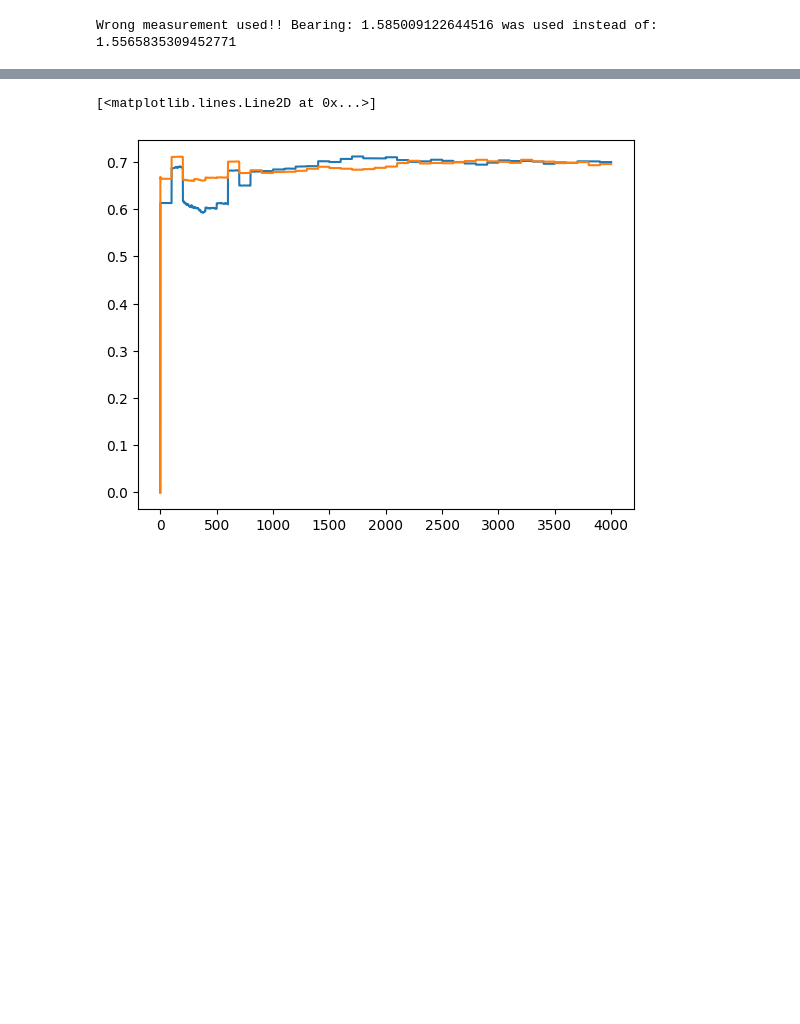
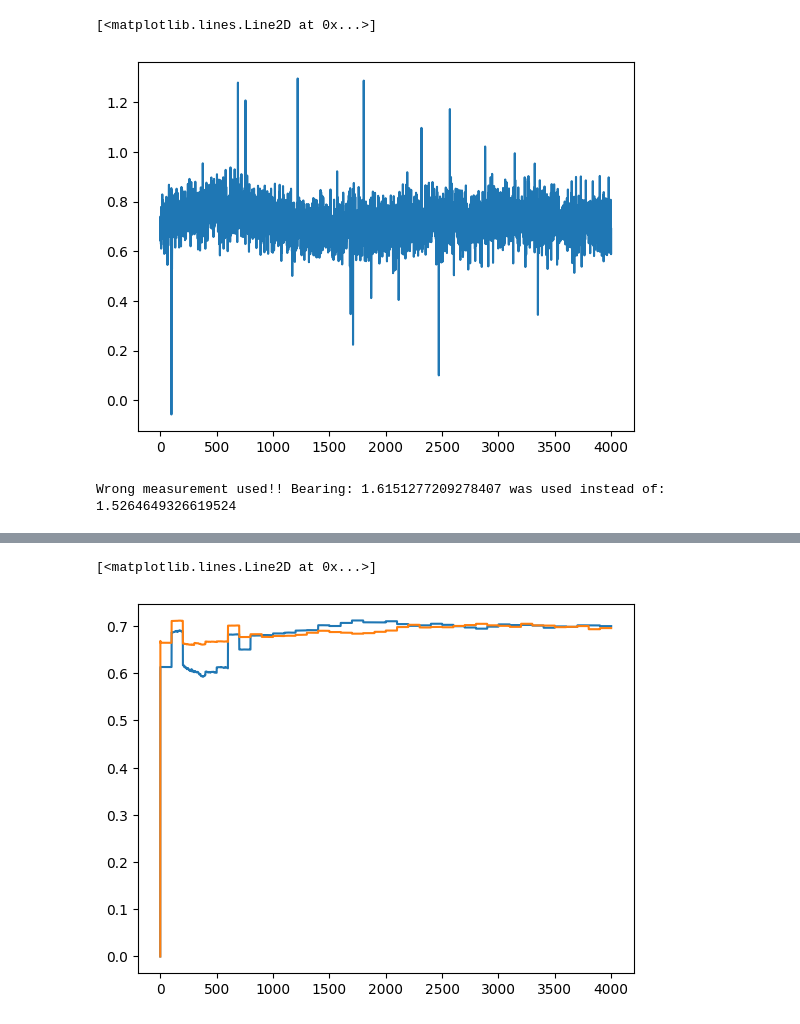
Before and after one commit to MarcusLariJ/UWB_Rasberry, a Jupyter notebook: Sim/test_robot_sim.ipynb, the cells around one changed output, grey strips where cells are left out. Cells and saved outputs as stored; diff of their text form; code cells hidden in the pictures; blank space fills up the shorter version.

```diff
--- a/Sim/test_robot_sim.ipynb
+++ b/Sim/test_robot_sim.ipynb
@@ -11,53 +11,60 @@ import scipy.linalg as scplin
 # generate reference trajectory
 
 # Noises
 R_b = 0.0009
 R_r = 0.001
 R_w = 0.0002
 R_a = 0.004
 
 dt = 0.01
 x0 = np.zeros((mf.STATE_LEN, 1))
 xf = np.zeros((mf.STATE_LEN, 1))
 xf2 = np.zeros((mf.STATE_LEN, 1))
 x0[:6] = np.array([[-1.57],[0],[1],[5],[0],[-0.5]])
 xf[:6] = np.array([[0],[0],[6],[1],[0.1],[0]])
 xf2[:6] = np.array([[1.57],[0],[8],[6],[0],[0.5]])
 pos1, y_IMU1 = traj.gen_poly_traj(x0, xf, t0=0, tf=20, dt=dt)
 pos2, y_IMU2 = traj.gen_poly_traj(xf, xf2, t0=0, tf=20, dt=dt)
 pos = np.append(pos1[:,:-1], pos2, axis=1)
 y_IMU = np.append(y_IMU1[:,:-1], y_IMU2, axis=1)
-y_IMU = traj.gen_noise(y_IMU, dt=1, sigma=np.diag([R_w, R_a, R_a]), bias=np.array([[0.02],[0.7],[0.7]]))
+np.random.seed(1000)
+y_IMU = traj.gen_noise(y_IMU, dt=dt, sigma=np.diag([R_w, R_a, R_a]), out_freq=np.array([[1],[1],[1]]), bias=np.array([[0.02],[0.7],[0.7]]))
 
 xai = np.zeros((mf.STATE_LEN, 1)); xai[mf.X_P] = np.array([[6],[4]])
 xaj = np.zeros((mf.STATE_LEN, 1)); xaj[mf.X_P] = np.array([[9],[6]])
 pos_len = pos.shape[1]
 
 # set noise sources: #0.000001, 0.00001, 0.00001
 Q=np.diag([0.1, 8.0, 8.0, 1e-7, 1e-5, 1e-5])
 R=np.diag([R_b, R_r, R_w, R_a, R_a]) # approx vaules from datasheets
 P=np.diag([0,0,0,0,0,0,0,0,0.004,0.6,0.6]) # Initialize with system noise for bias
 
-# Setup robots and anchors:
-roboti = sim.Robot_single(x0=x0, path=pos, imu=y_IMU, dt=dt, Q=Q, R=R, P=P)
-anchori = sim.Anchor(x0=xai)
-anchorj = sim.Anchor(x0=xaj)
-
-# Setup innovation:
-inno_log = np.zeros((3,pos.shape[1]))
-inno_pos = np.zeros((2, 0))
-
-# Run algorithm:
-for i in range(pos_len-1):
-    inno_log[:,i:i+1] = roboti.predict()
-    if 0: #(i % 100 == 0):
-        inno_small = roboti.anchor_meas(anchori, ax=None, sr=R_r, sb=R_b)
-        inno_pos = np.append(inno_pos, inno_small, axis=1)
-    if (i % 100 == 0):
-        inno_small = roboti.anchor_meas(anchorj, ax=None, sr=R_r, sb=R_b)
-        inno_pos = np.append(inno_pos, inno_small, axis=1)
+plt.plot(y_IMU[2,:])
 # %% [output]
-Wrong measurement used!! Bearing: 1.585009122644516 was used instead of: 1.5565835309452771
+[<matplotlib.lines.Line2D at 0x...>]
+[figure, added]
+# %%
+
+# Setup robots and anchors:
+roboti = sim.Robot_single(x0=x0, path=pos, imu=y_IMU, dt=dt, Q=Q, R=R, P=P)
+anchori = sim.Anchor(x0=xai)
+anchorj = sim.Anchor(x0=xaj)
+
+# Setup innovation:
+inno_log = np.zeros((3,pos.shape[1]))
+inno_pos = np.zeros((2, 0))
+
+# Run algorithm:
+for i in range(pos_len-1):
+    inno_log[:,i:i+1] = roboti.predict()
+    if 0: #(i % 100 == 0):
+        inno_small = roboti.anchor_meas(anchori, ax=None, sr=R_r, sb=R_b)
+        inno_pos = np.append(inno_pos, inno_small, axis=1)
+    if (i % 100 == 0):
+        inno_small = roboti.anchor_meas(anchorj, ax=None, sr=R_r, sb=R_b)
+        inno_pos = np.append(inno_pos, inno_small, axis=1)
+# %% [output]
+Wrong measurement used!! Bearing: 1.6151277209278407 was used instead of: 1.5264649326619524
 # %%
 # Plotting
 
```
Also changed, not shown: parts of 1 cell of this notebook, 2 other files.
